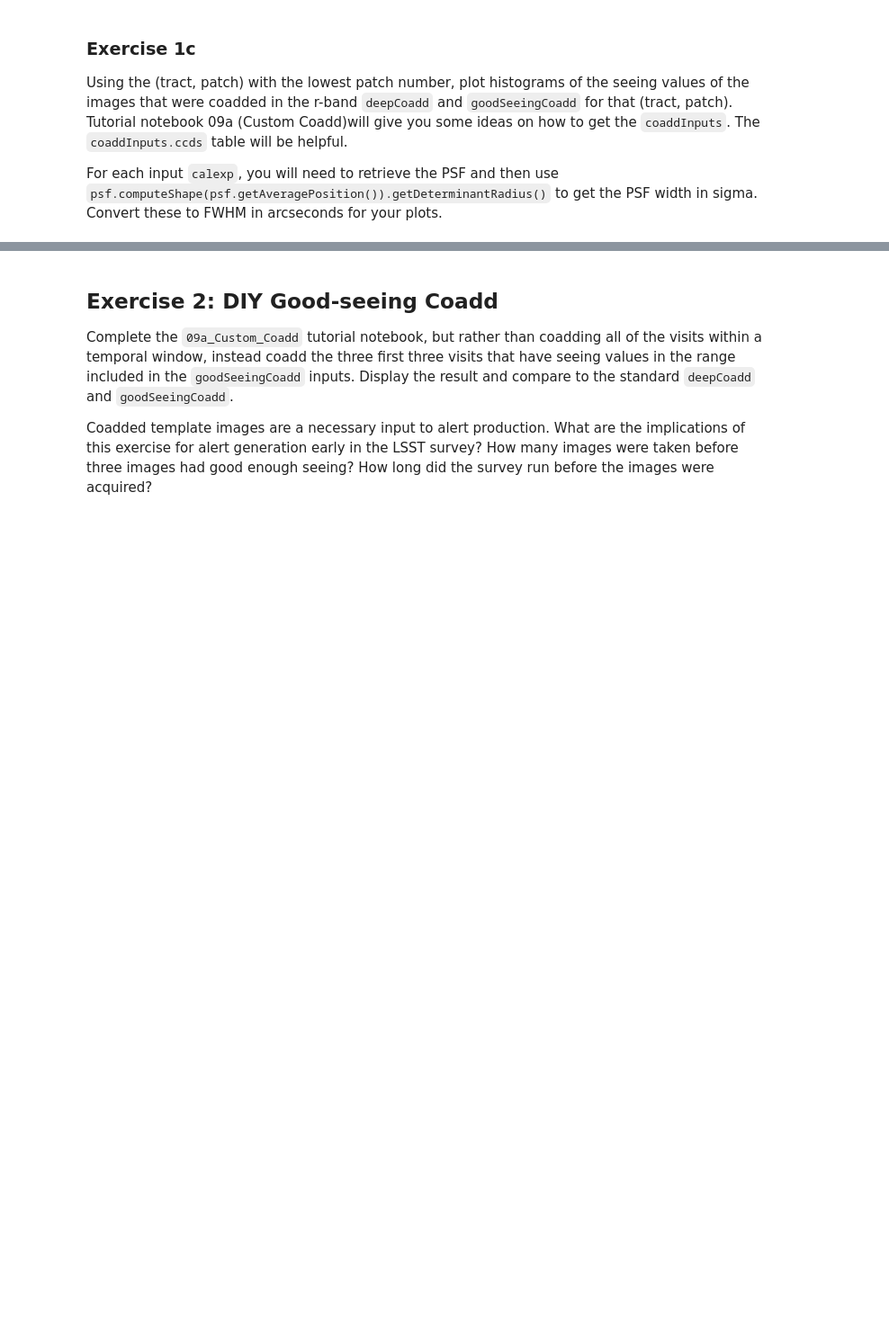
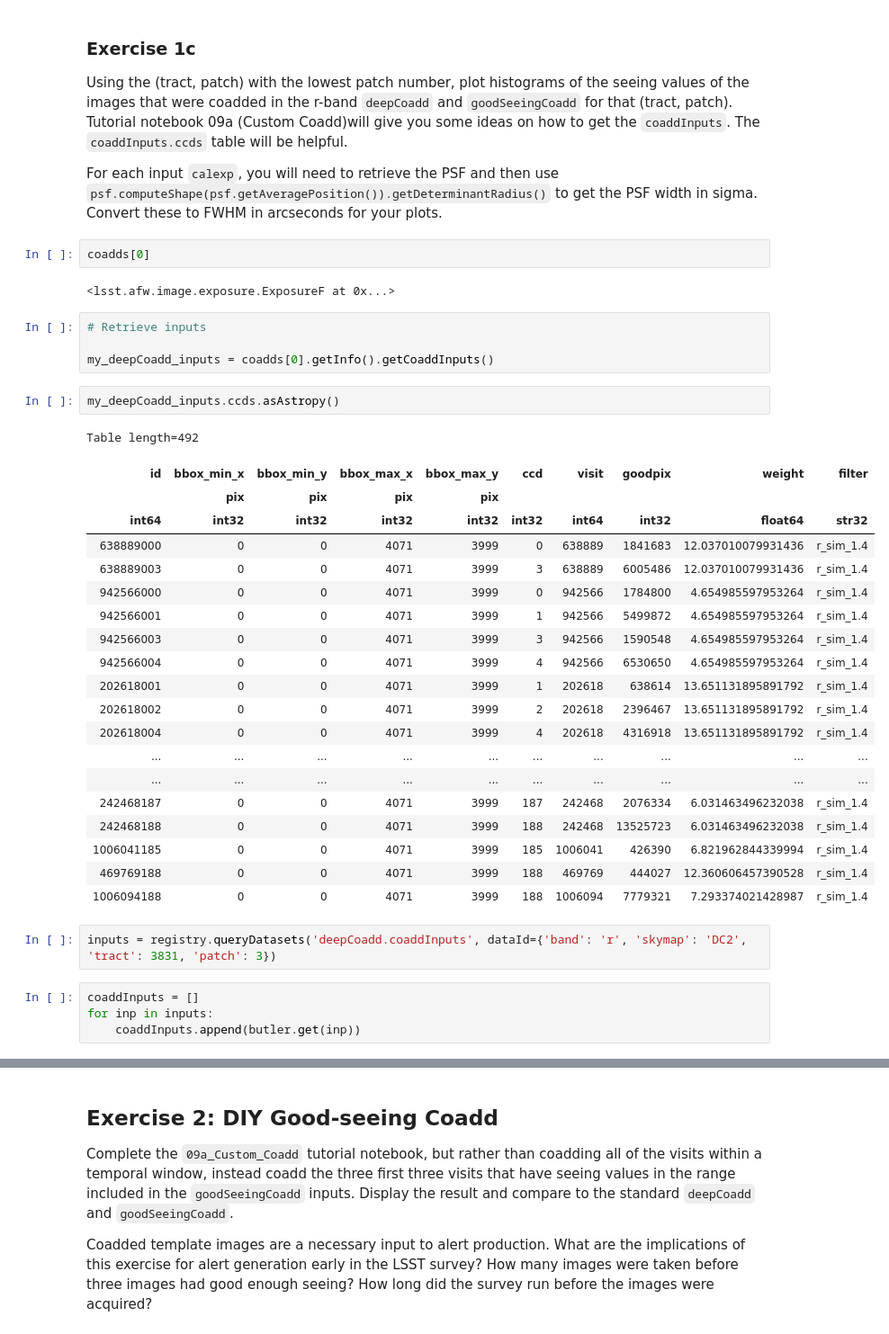
Before and after one commit to ykwang1/astr597-survey-science, a Jupyter notebook: HW/HW3.ipynb, the cells around one changed output, grey strips where cells are left out. Shown at 90% size. Saved outputs shown, nothing was run; the diff lists cells and outputs as text; blank space fills up the shorter version.

```diff
--- a/HW/HW3.ipynb
+++ b/HW/HW3.ipynb
@@ -41,3 +141,40 @@ Find the tract and patch corresponding to (ra, dec) 62.0, -37.0.  If there is mo
 Using the (tract, patch) with the lowest patch number, plot histograms of the seeing values of the images that were coadded in the r-band `deepCoadd` and `goodSeeingCoadd` for that (tract, patch).  Tutorial notebook 09a (Custom Coadd)will give you some ideas on how to get the `coaddInputs`.  The `coaddInputs.ccds` table will be helpful.
 
 For each input `calexp`, you will need to retrieve the PSF and then use `psf.computeShape(psf.getAveragePosition()).getDeterminantRadius()` to get the PSF width in sigma.  Convert these to FWHM in arcseconds for your plots.
+# %%
+coadds[0]
+# %% [output]
+<lsst.afw.image.exposure.ExposureF at 0x...>
+# %%
+# Retrieve inputs
+
+my_deepCoadd_inputs = coadds[0].getInfo().getCoaddInputs()
+# %%
+my_deepCoadd_inputs.ccds.asAstropy()
+# %% [output]
+Table length=492
+| id | bbox_min_x | bbox_min_y | bbox_max_x | bbox_max_y | ccd | visit | goodpix | weight | filter |
+|  | pix | pix | pix | pix |  |  |  |  |  |
+| int64 | int32 | int32 | int32 | int32 | int32 | int64 | int32 | float64 | str32 |
+| 638889000 | 0 | 0 | 4071 | 3999 | 0 | 638889 | 1841683 | 12.037010079931436 | r_sim_1.4 |
+| 638889003 | 0 | 0 | 4071 | 3999 | 3 | 638889 | 6005486 | 12.037010079931436 | r_sim_1.4 |
+| 942566000 | 0 | 0 | 4071 | 3999 | 0 | 942566 | 1784800 | 4.654985597953264 | r_sim_1.4 |
+| 942566001 | 0 | 0 | 4071 | 3999 | 1 | 942566 | 5499872 | 4.654985597953264 | r_sim_1.4 |
+| 942566003 | 0 | 0 | 4071 | 3999 | 3 | 942566 | 1590548 | 4.654985597953264 | r_sim_1.4 |
+| 942566004 | 0 | 0 | 4071 | 3999 | 4 | 942566 | 6530650 | 4.654985597953264 | r_sim_1.4 |
+| 202618001 | 0 | 0 | 4071 | 3999 | 1 | 202618 | 638614 | 13.651131895891792 | r_sim_1.4 |
+| 202618002 | 0 | 0 | 4071 | 3999 | 2 | 202618 | 2396467 | 13.651131895891792 | r_sim_1.4 |
+| 202618004 | 0 | 0 | 4071 | 3999 | 4 | 202618 | 4316918 | 13.651131895891792 | r_sim_1.4 |
+| ... | ... | ... | ... | ... | ... | ... | ... | ... | ... |
+| ... | ... | ... | ... | ... | ... | ... | ... | ... | ... |
+| 242468187 | 0 | 0 | 4071 | 3999 | 187 | 242468 | 2076334 | 6.031463496232038 | r_sim_1.4 |
+| 242468188 | 0 | 0 | 4071 | 3999 | 188 | 242468 | 13525723 | 6.031463496232038 | r_sim_1.4 |
+| 1006041185 | 0 | 0 | 4071 | 3999 | 185 | 1006041 | 426390 | 6.821962844339994 | r_sim_1.4 |
+| 469769188 | 0 | 0 | 4071 | 3999 | 188 | 469769 | 444027 | 12.360606457390528 | r_sim_1.4 |
+| 1006094188 | 0 | 0 | 4071 | 3999 | 188 | 1006094 | 7779321 | 7.293374021428987 | r_sim_1.4 |
+# %%
+inputs = registry.queryDatasets('deepCoadd.coaddInputs', dataId={'band': 'r', 'skymap': 'DC2', 'tract': 3831, 'patch': 3})
+# %%
+coaddInputs = []
+for inp in inputs:
+    coaddInputs.append(butler.get(inp))
```
Also changed, not shown: parts of 14 cells of this notebook.
